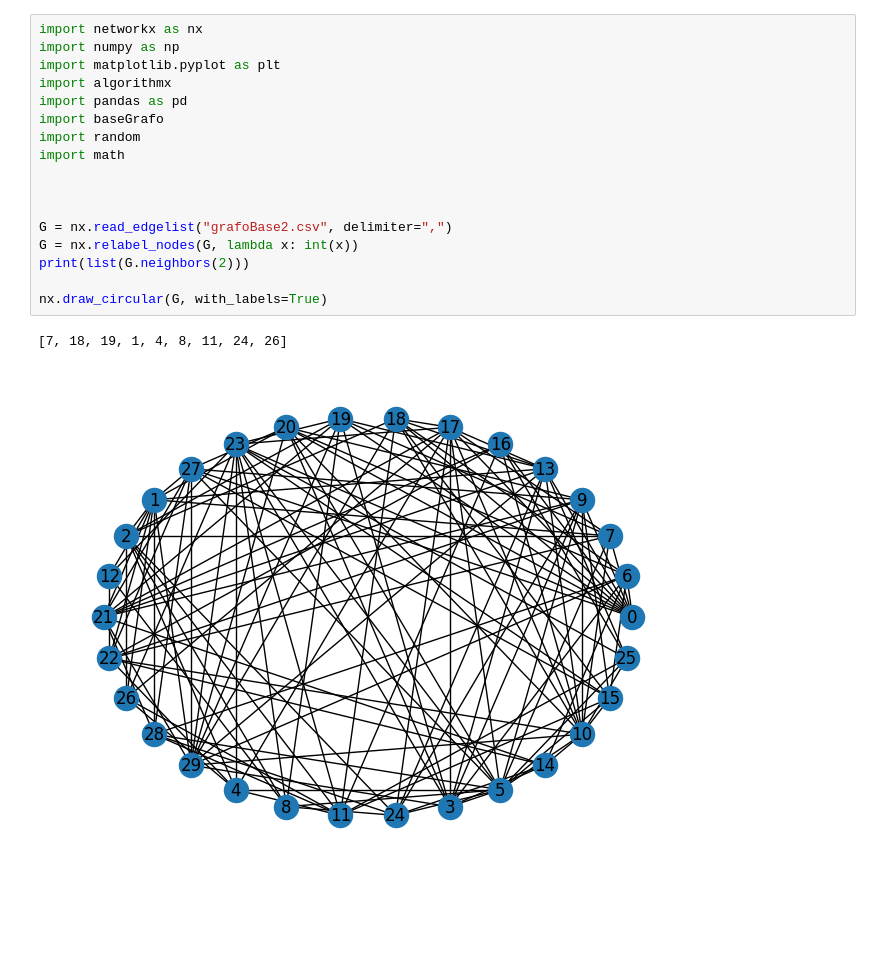
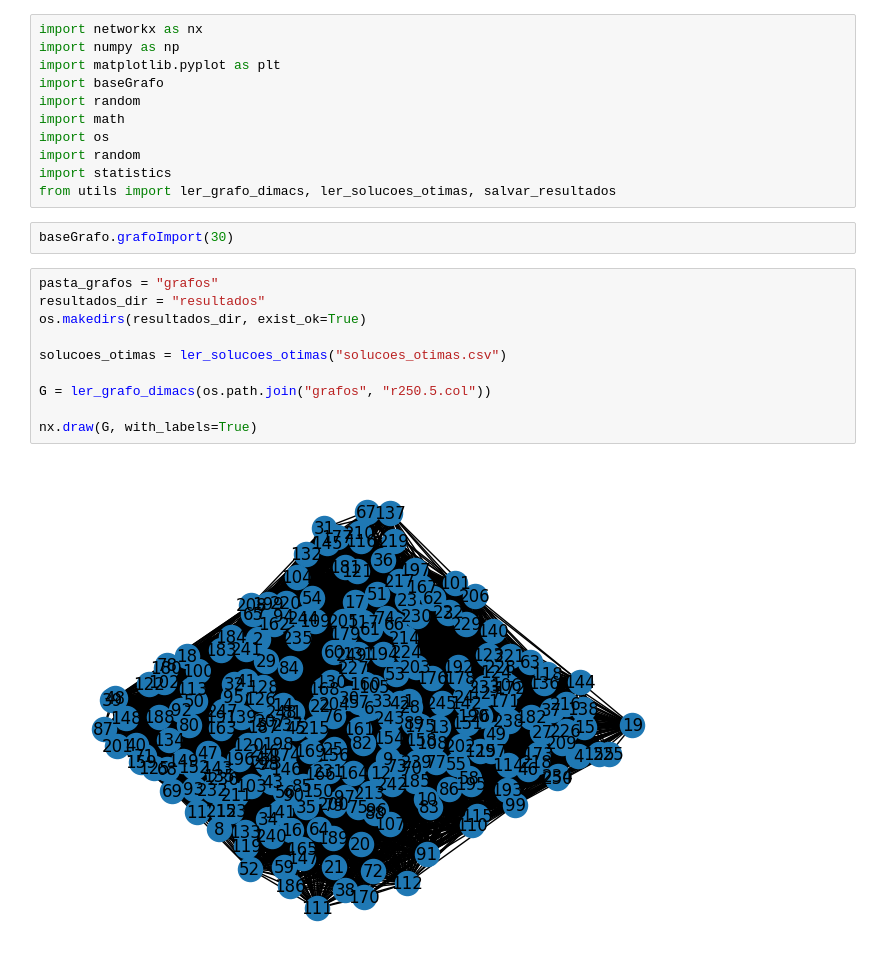
Before and after one commit to Jansen-Alves/Coloring_Graph, a Jupyter notebook: main/sAnnealing.ipynb, the cells around one changed output. Drawn from its saved outputs; the diff is of its cells as text; blank space fills up the shorter version.

```diff
--- a/main/sAnnealing.ipynb
+++ b/main/sAnnealing.ipynb
@@ -2,20 +2,25 @@
 import networkx as nx
 import numpy as np
 import matplotlib.pyplot as plt
-import algorithmx
-import pandas as pd
 import baseGrafo
 import random
 import math
-
-
-
-G = nx.read_edgelist("grafoBase2.csv", delimiter=",")
-G = nx.relabel_nodes(G, lambda x: int(x))
-print(list(G.neighbors(2)))
-
-nx.draw_circular(G, with_labels=True)
+import os
+import random
+import statistics
+from utils import ler_grafo_dimacs, ler_solucoes_otimas, salvar_resultados
-# %% [output]
-[7, 18, 19, 1, 4, 8, 11, 24, 26]
-[figure, removed]
+# %%
+baseGrafo.grafoImport(30)
+# %%
+pasta_grafos = "grafos"
+resultados_dir = "resultados"
+os.makedirs(resultados_dir, exist_ok=True)
+
+solucoes_otimas = ler_solucoes_otimas("solucoes_otimas.csv")
+
+G = ler_grafo_dimacs(os.path.join("grafos", "r250.5.col"))
+
+nx.draw(G, with_labels=True)
+# %% [output]
+[figure, added]
 # %%
```
Also changed, not shown: parts of 6 cells of this notebook, 3 other files.
